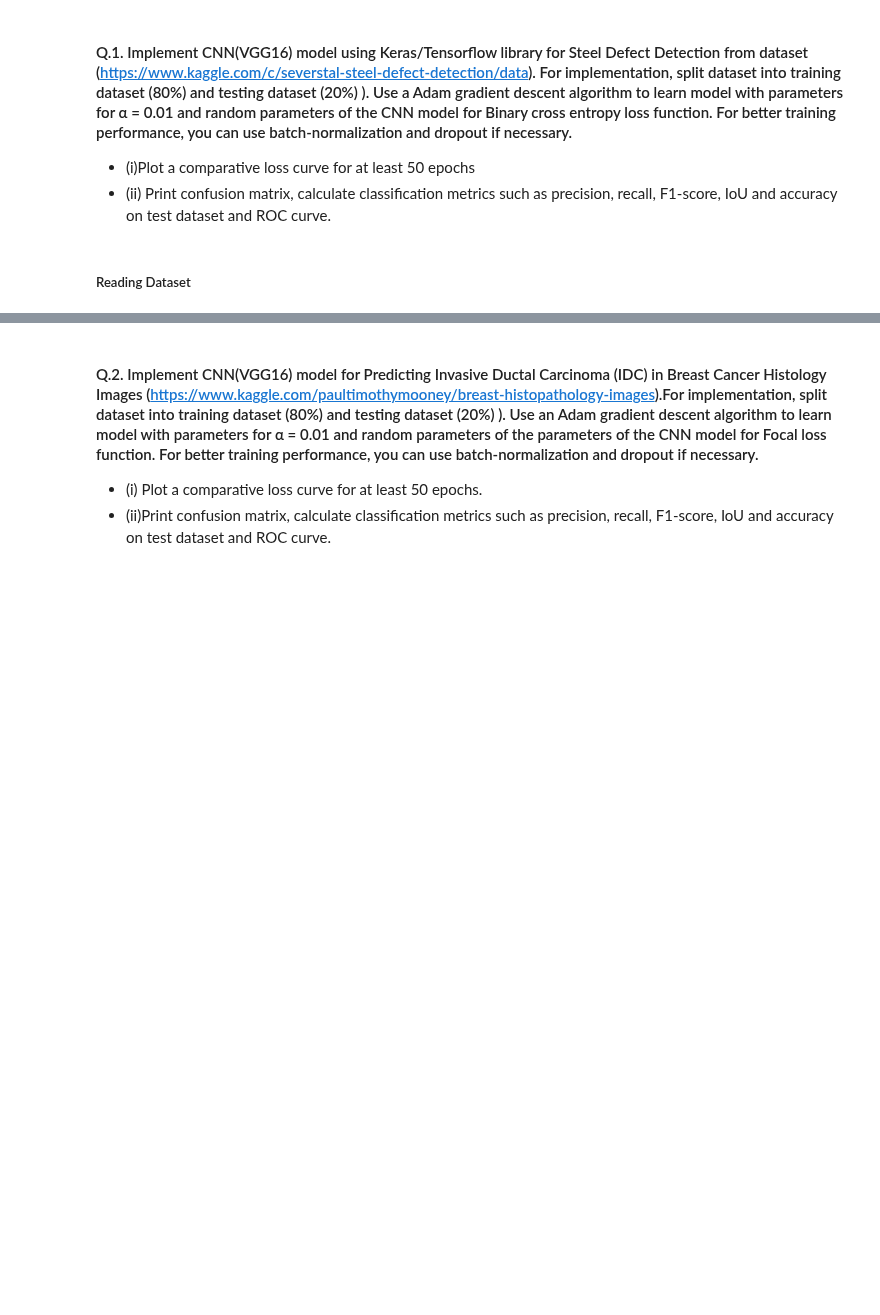
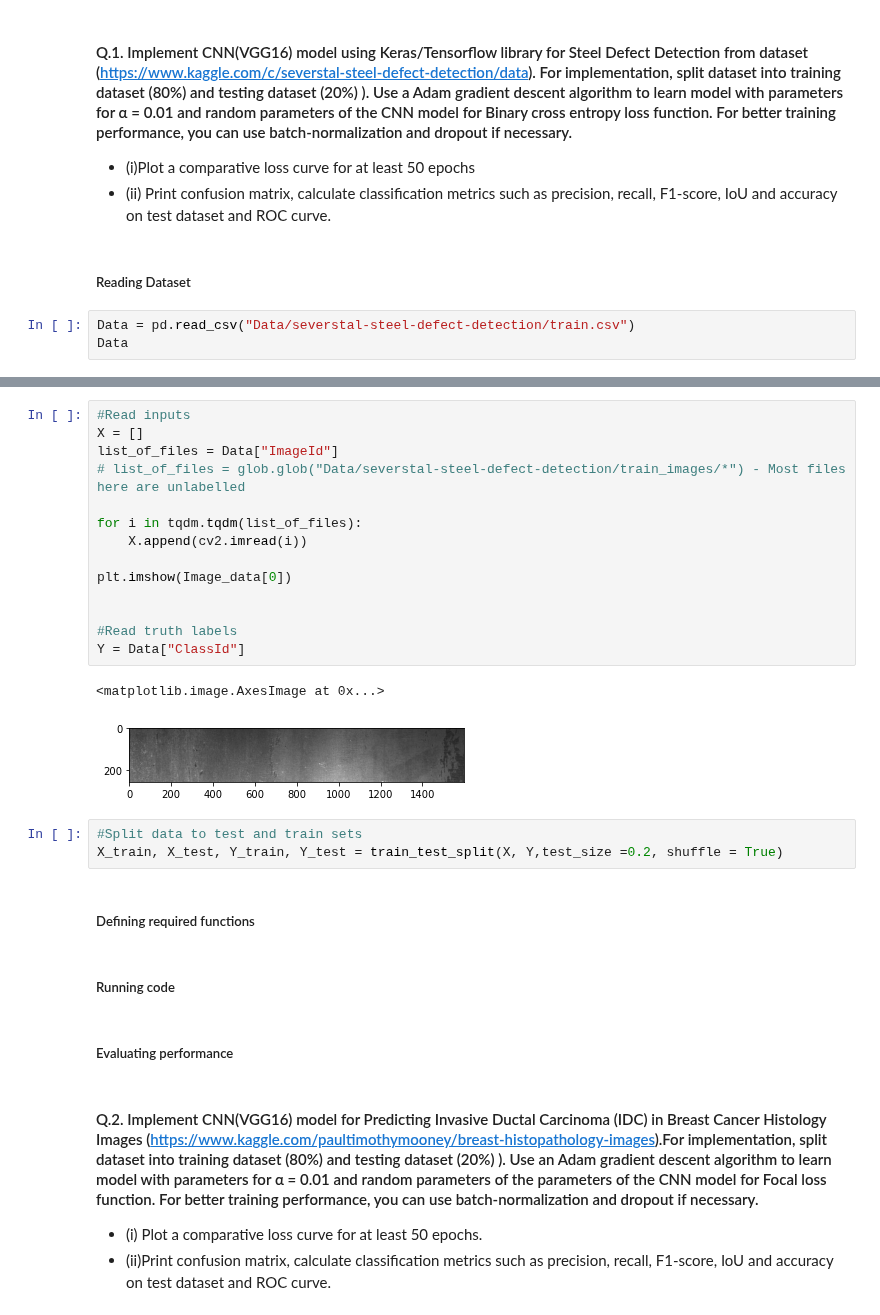
Before and after one commit to Adithya-Jayan/EC460_NNDL, a Jupyter notebook: Assignment6.ipynb, the cells around one changed output, grey strips where cells are left out. Saved outputs shown, nothing was run; the diff lists cells and outputs as text; blank space fills up the shorter version.

Commit message:
Adds read data section for Q1

```diff
--- a/Assignment6.ipynb
+++ b/Assignment6.ipynb
@@ -7,3 +18,6 @@
 - (ii) Print confusion matrix, calculate classification metrics such as precision, recall, F1-score, IoU and accuracy on test dataset and ROC curve.
 # %% [markdown]
 ##### Reading Dataset
+# %%
+Data = pd.read_csv("Data/severstal-steel-defect-detection/train.csv")
+Data
@@ -10,3 +38,29 @@
+# %%
+#Read inputs
+X = []
+list_of_files = Data["ImageId"]
+# list_of_files = glob.glob("Data/severstal-steel-defect-detection/train_images/*") - Most files here are unlabelled
+
+for i in tqdm.tqdm(list_of_files):
+    X.append(cv2.imread(i))
+
+plt.imshow(Image_data[0])
+
+
+#Read truth labels
+Y = Data["ClassId"]
+# %% [output]
+<matplotlib.image.AxesImage at 0x...>
+[figure, added]
+# %%
+#Split data to test and train sets
+X_train, X_test, Y_train, Y_test = train_test_split(X, Y,test_size =0.2, shuffle = True)
+# %% [markdown]
+##### Defining required functions
+# %% [markdown]
+##### Running code
+# %% [markdown]
+##### Evaluating performance
 # %% [markdown]
 #### Q.2. Implement CNN(VGG16) model for Predicting Invasive Ductal Carcinoma (IDC) in Breast Cancer Histology Images (https://www.kaggle.com/paultimothymooney/breast-histopathology-images).For implementation, split dataset into training dataset (80%) and testing dataset (20%) ). Use an Adam gradient descent algorithm to learn model with parameters for α = 0.01 and random parameters of the parameters of the CNN model for Focal loss function. For better training performance, you can use batch-normalization and dropout if necessary.
 - (i) Plot a comparative loss curve for at least 50 epochs.
```
Also changed, not shown: parts of 16 cells of this notebook.
